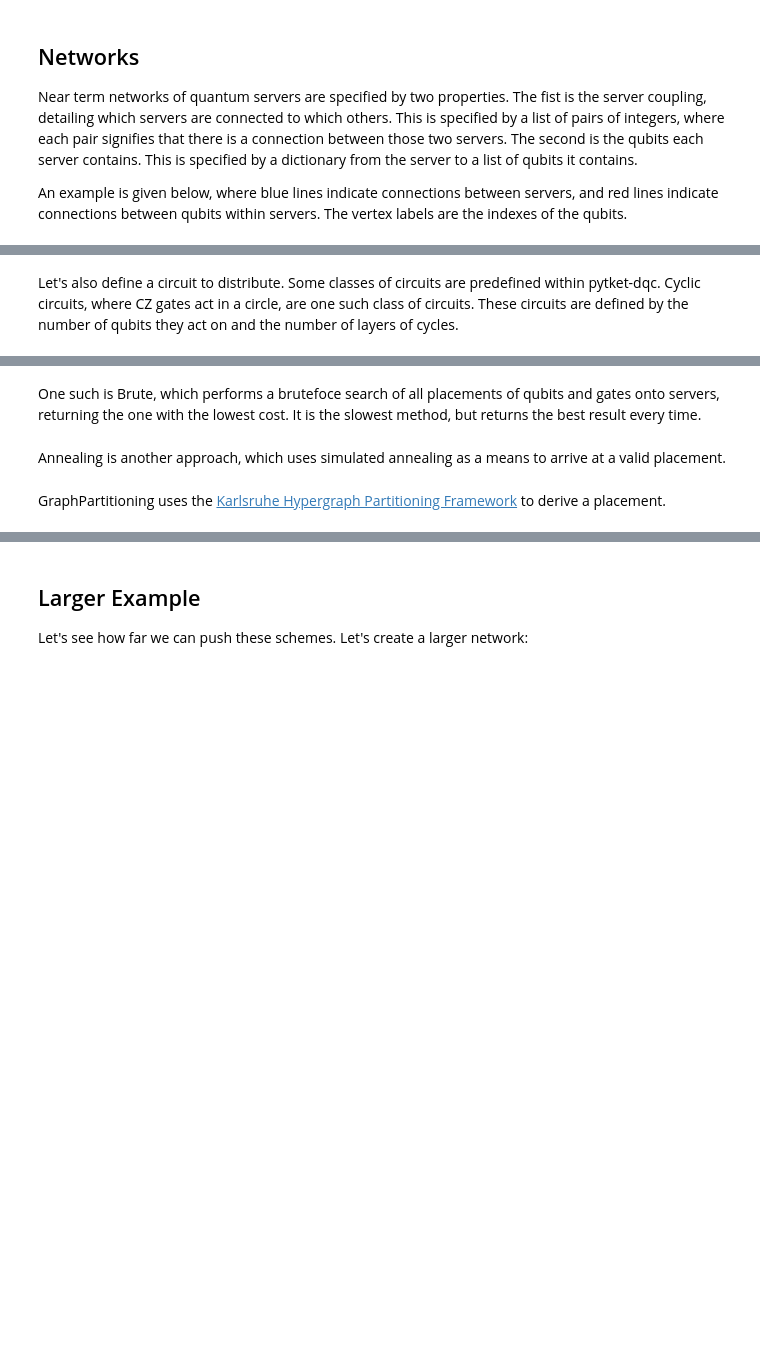
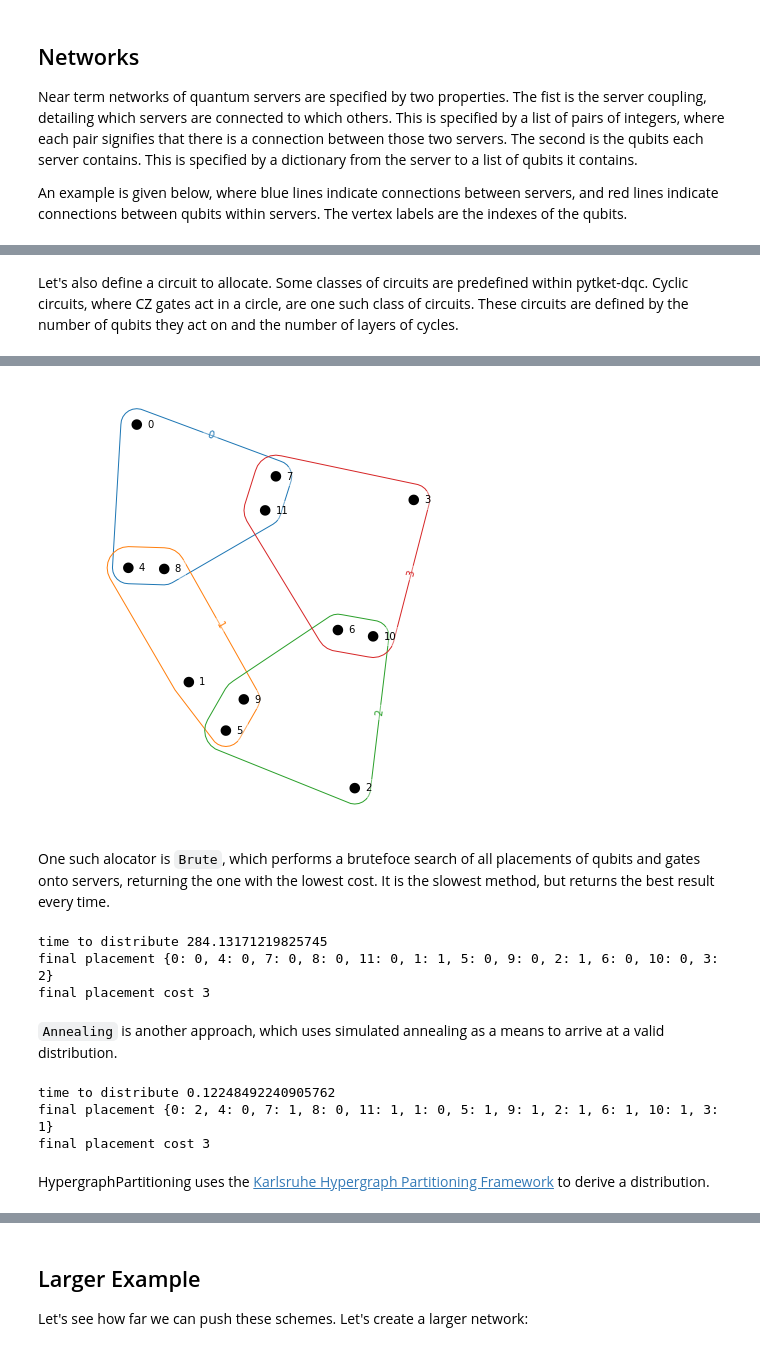
Before and after one commit to CQCL/pytket-dqc, a Jupyter notebook: example_notebook.ipynb, the cells around one changed output, grey strips where cells are left out. Drawn from its saved outputs; the diff is of its cells as text; code cells hidden in the pictures; blank space fills up the shorter version.

```diff
--- a/example_notebook.ipynb
+++ b/example_notebook.ipynb
@@ -65,8 +59,9 @@ network.draw_nisq_network()
 # %% [markdown]
-Let's also define a circuit to distribute. Some classes of circuits are predefined within pytket-dqc. Cyclic circuits, where CZ gates act in a circle, are one such class of circuits. These circuits are defined by the number of qubits they act on and the number of layers of cycles.
+Let's also define a circuit to allocate. Some classes of circuits are predefined within pytket-dqc. Cyclic circuits, where CZ gates act in a circle, are one such class of circuits. These circuits are defined by the number of qubits they act on and the number of layers of cycles.
 # %%
-from pytket_dqc.circuits import CyclicDistributedCircuit
+from pytket_dqc.circuits import CyclicHypergraphCircuit
 
-dist_circ = CyclicDistributedCircuit(4,2)
+dist_circ = CyclicHypergraphCircuit(4,2)
 render_circuit_jupyter(dist_circ.circuit)
 dist_circ.draw()
+# %% [output]
@@ -73,28 +69,37 @@ dist_circ.draw()
+[figure, added]
 # %% [markdown]
-One such is Brute, which performs a brutefoce search of all placements of qubits and gates onto servers, returning the one with the lowest cost. It is the slowest method, but returns the best result every time.
+One such alocator is `Brute`, which performs a brutefoce search of all placements of qubits and gates onto servers, returning the one with the lowest cost. It is the slowest method, but returns the best result every time.
 # %%
-from pytket_dqc.distributors import Brute
+from pytket_dqc.allocators import Brute
 import time
 
-distributor = Brute()
+brute_alloc = Brute()
 
 start = time.time()
-placement = distributor.distribute(dist_circ, network)
+distribution = brute_alloc.allocate(dist_circ, network)
 print("time to distribute", time.time() - start)
-print("final placement", placement.placement)
-print("final placement cost", placement.cost(dist_circ, network))
+print("final placement", distribution.placement)
+print("final placement cost", distribution.placement.cost(dist_circ, network))
+# %% [output]
+time to distribute 284.13171219825745
+final placement {0: 0, 4: 0, 7: 0, 8: 0, 11: 0, 1: 1, 5: 0, 9: 0, 2: 1, 6: 0, 10: 0, 3: 2}
+final placement cost 3
 # %% [markdown]
-Annealing is another approach, which uses simulated annealing as a means to arrive at a valid placement.
+`Annealing` is another approach, which uses simulated annealing as a means to arrive at a valid distribution.
 # %%
-from pytket_dqc.distributors import Annealing
+from pytket_dqc.allocators import Annealing
 
-distributor = Annealing()
+annealing_alloc = Annealing()
 
 start = time.time()
-placement = distributor.distribute(dist_circ, network)
+distribution = annealing_alloc.allocate(dist_circ, network)
 print("time to distribute", time.time() - start)
-print("final placement", placement.placement)
-print("final placement cost", placement.cost(dist_circ, network))
+print("final placement", distribution.placement)
+print("final placement cost", distribution.placement.cost(dist_circ, network))
+# %% [output]
+time to distribute 0.12248492240905762
+final placement {0: 2, 4: 0, 7: 1, 8: 0, 11: 1, 1: 0, 5: 1, 9: 1, 2: 1, 6: 1, 10: 1, 3: 1}
+final placement cost 3
 # %% [markdown]
-GraphPartitioning uses the [Karlsruhe Hypergraph Partitioning Framework](https://kahypar.org/) to derive a placement.
+HypergraphPartitioning uses the [Karlsruhe Hypergraph Partitioning Framework](https://kahypar.org/) to derive a distribution.
 # %%
```
Also changed, not shown: parts of 45 cells of this notebook, 1 other file.
